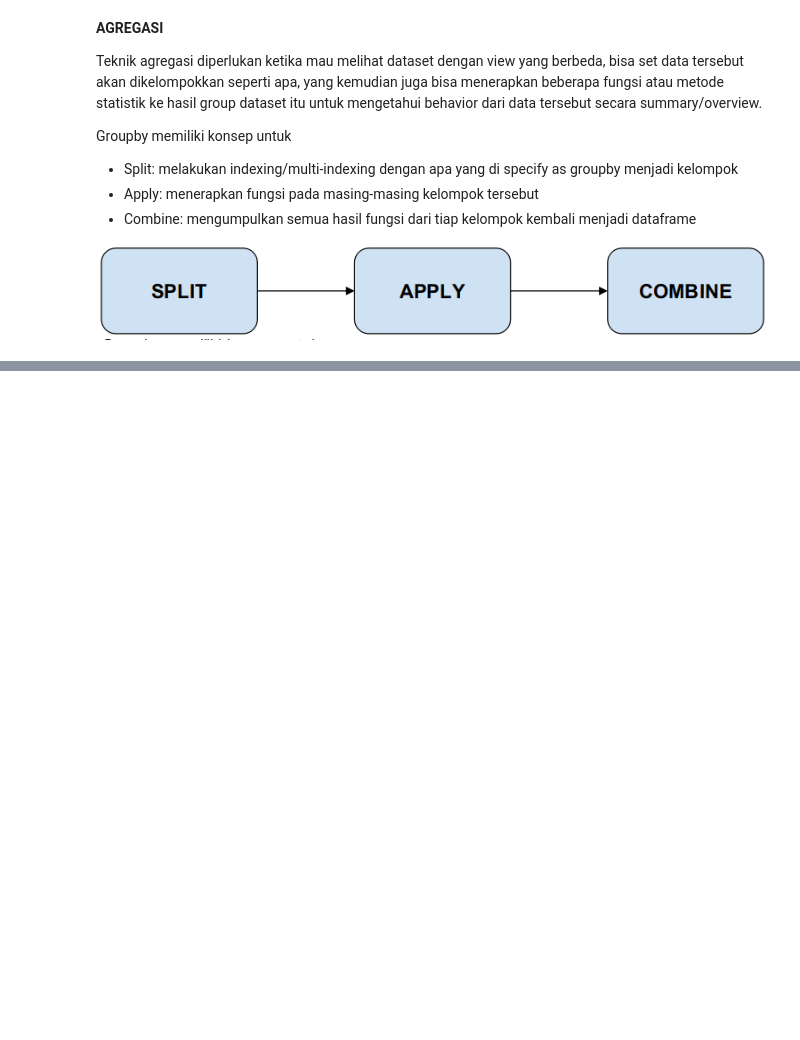
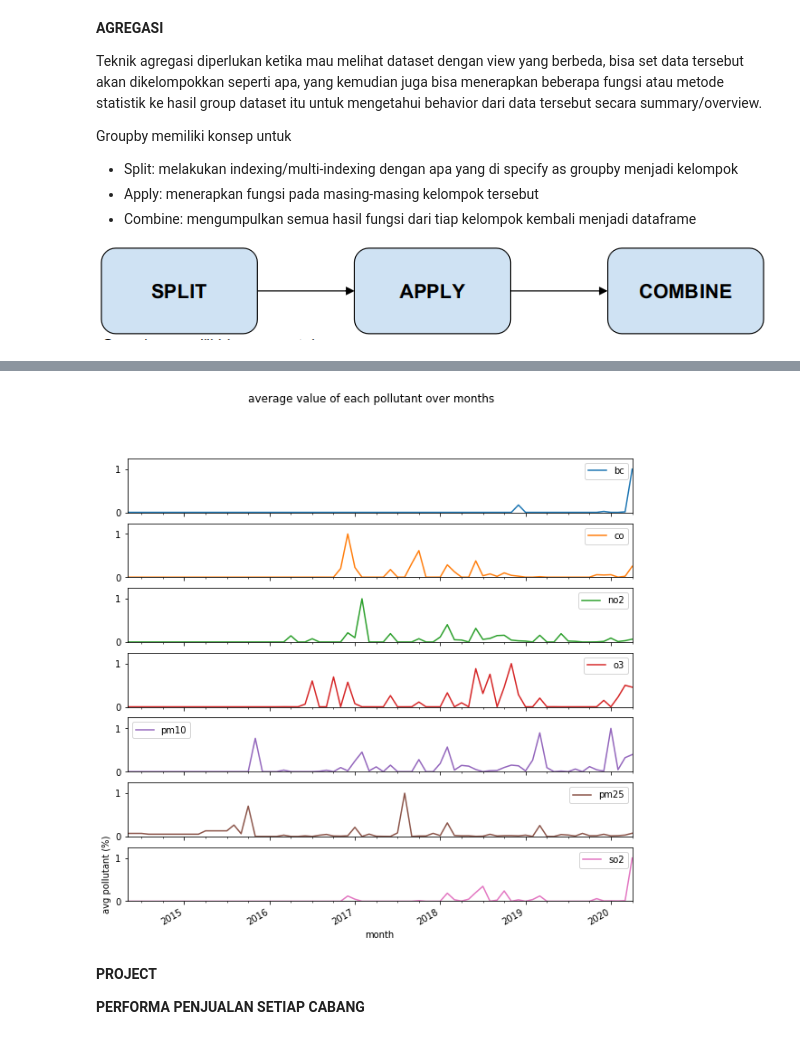
Before and after one commit to mrezaadi/DQLAB-Note, a Jupyter notebook: Google Colab/DQLAB_Data_Manipulation_wiht_Pandas_Part_2.ipynb, the cells around one changed output, grey strips where cells are left out. Cells and saved outputs as stored; diff of their text form; code cells hidden in the pictures; blank space fills up the shorter version.

```diff
--- a/Google Colab/DQLAB_Data_Manipulation_wiht_Pandas_Part_2.ipynb
+++ b/Google Colab/DQLAB_Data_Manipulation_wiht_Pandas_Part_2.ipynb
@@ -398,0 +753,28 @@ Groupby memiliki konsep untuk
+# %%
+import matplotlib.pyplot as plt
+# Load dataset https://storage.googleapis.com/dqlab-dataset/LO4/global_air_quality_4000rows.csv
+gaq = pd.read_csv('https://storage.googleapis.com/dqlab-dataset/LO4/global_air_quality_4000rows.csv')
+gaq['timestamp'] = pd.to_datetime(gaq['timestamp'])
+gaq = gaq.set_index('timestamp')
+# [1] Membuat pivot table yang menunjukkan waktu di baris nya dan masing-masing value dari pollutant nya dalam kolom
+gaq_viz = gaq[['pollutant', 'value']].reset_index().set_index(['timestamp', 'pollutant'])
+gaq_viz = gaq_viz.pivot_table(index='timestamp', columns='pollutant',aggfunc='mean').fillna(0)
+gaq_viz.columns = gaq_viz.columns.droplevel(0)
+print('Data (5 teratas):\n', gaq_viz.head())
+# [2] Membuat fungsi yang memberikan default value 0 ketika value nya di bawah 0 dan apply ke setiap elemen dari dataset tersebut, kemudian menampilkannya sebagai chart
+def default_val(val):
+ if val < 0:
+   return 0
+ else:
+   return val
+line1 = gaq_viz.resample('M').mean().ffill().applymap(lambda x: default_val(x)).apply(lambda x: x/x.max()) # default value if value < 0 then 0, kemudian menghasilkan % value = value/max(value)
+line1.plot(
+   title = 'average value of each pollutant over months',
+   figsize = (10,10), #ukuran canvas 10px x 10px
+   ylim = (0,1.25), #memberikan batas tampilan y-axis hanya 0 sampai 125%
+   subplots =True #memecah plot menjadi beberapa bagian sesuai dengan jumlah kolom
+)
+plt.ylabel('avg pollutant (%)')
+plt.xlabel('month')
+plt.show()
+# %% [output]
@@ -398,0 +789,5 @@ Groupby memiliki konsep untuk
+[figure, added]
+# %% [markdown]
+**PROJECT**
+
+**PERFORMA PENJUALAN SETIAP CABANG**
```
Also changed, not shown: parts of 18 cells of this notebook.
